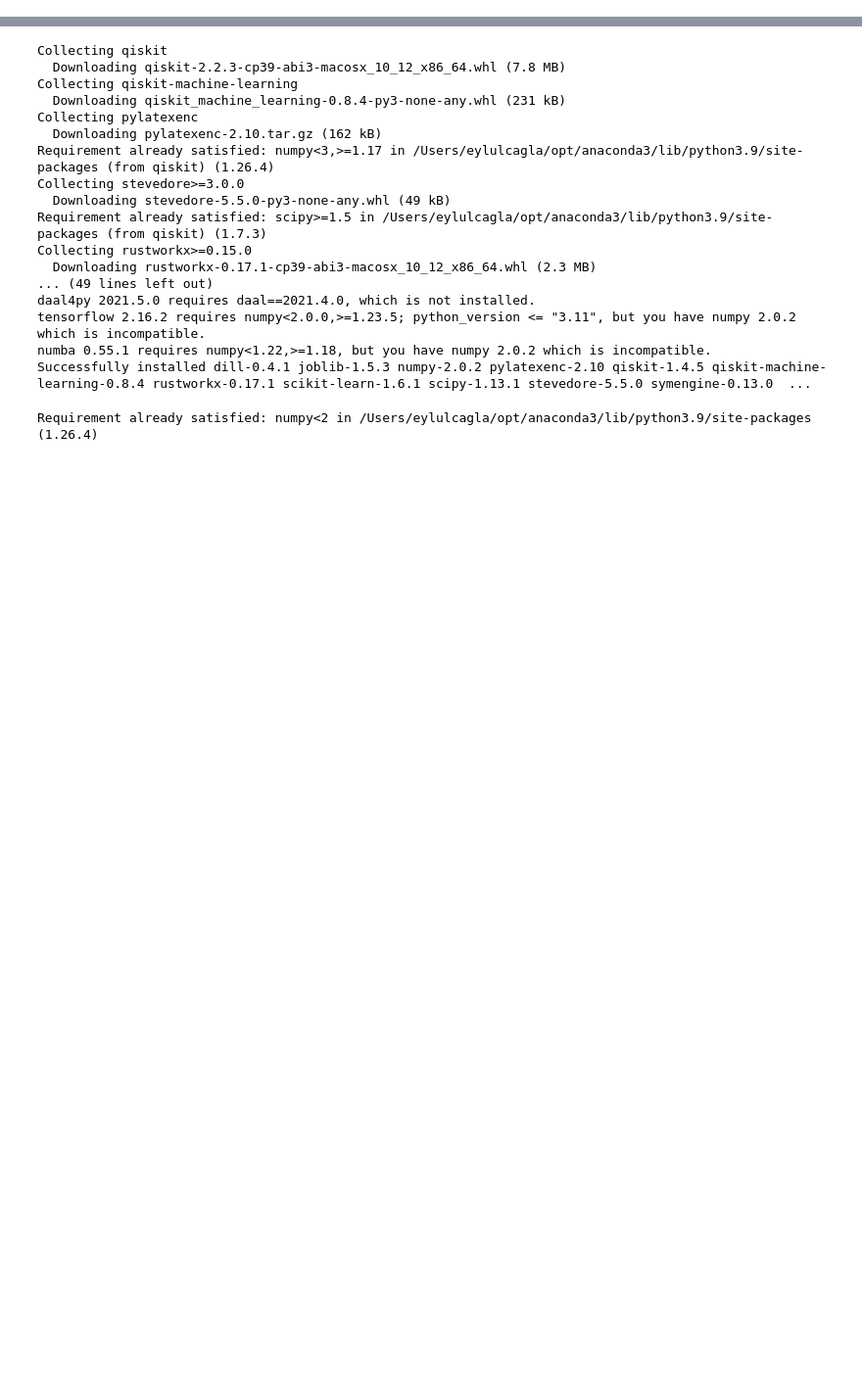
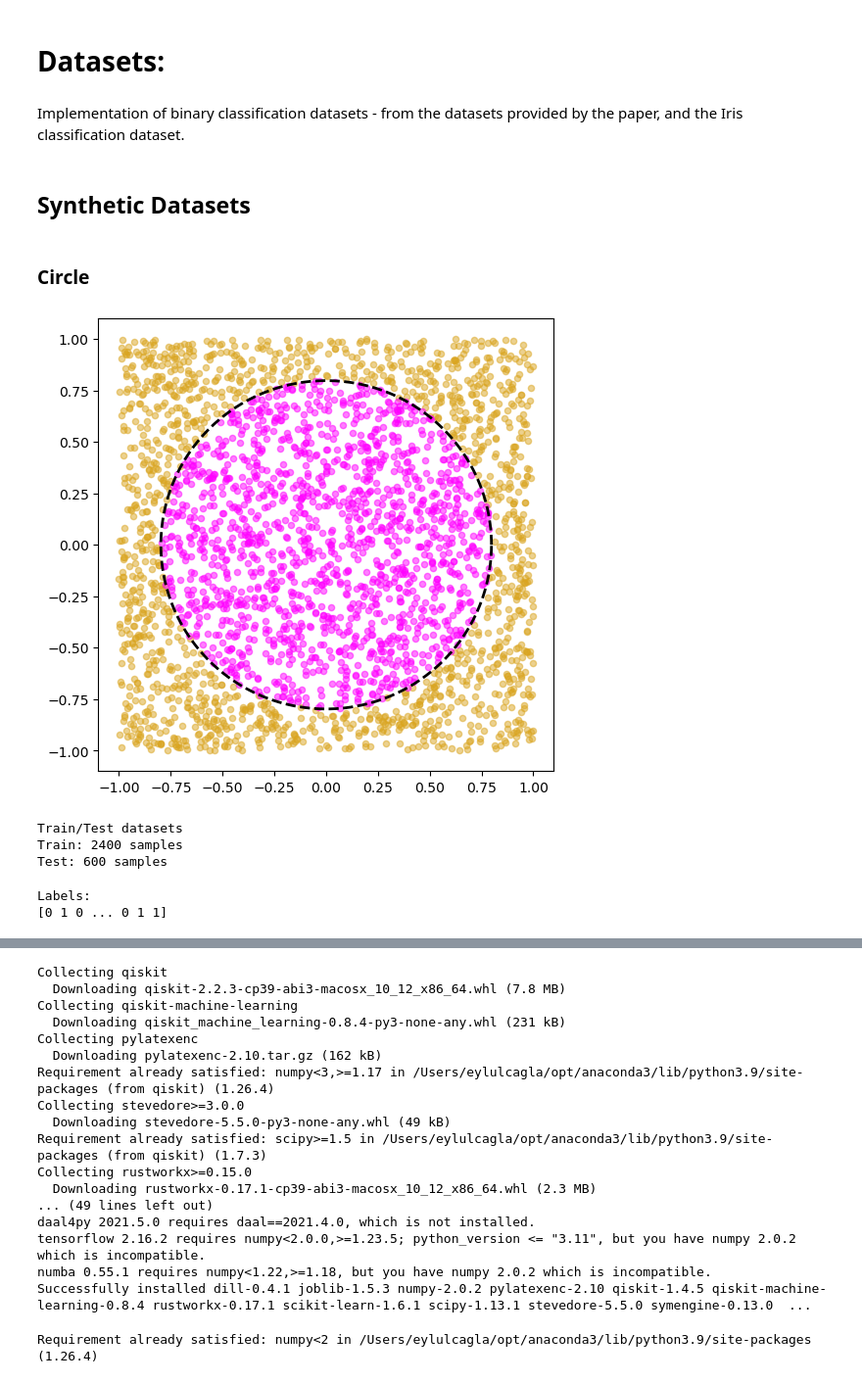
Before and after one commit to melissanespeque/data-reuploading-classifier, a Jupyter notebook: 00_datasets.ipynb, the cells around one changed output, grey strips where cells are left out. Shown at 98% size. Drawn from its saved outputs; the diff is of its cells as text; code cells hidden in the pictures; blank space fills up the shorter version.

```diff
--- a/00_datasets.ipynb
+++ b/00_datasets.ipynb
@@ -0,0 +1,4 @@
+# %% [markdown]
+# Datasets:
+# %% [markdown]
+Implementation of binary classification datasets - from the datasets provided by the paper, and the Iris classification dataset.
@@ -0,0 +14,36 @@
+# %% [markdown]
+## Synthetic Datasets
+# %% [markdown]
+### Circle
+# %%
+fig = plot_circle(data, centers, radii)
+plt.show()
+# %% [output]
+[figure, added]
+# %%
+#Train/test split
+data, (centers, radii) = circle(samples=3000, random_seed=42)
+x = np.array([i[0] for i in data])
+y = np.array([i[1] for i in data])
+
+x_train, x_test, y_train, y_test = train_test_split(
+    x,
+    y,
+    test_size=0.2,
+    random_state=42,
+    stratify=y) #stratify allows to have a balance amount of labels in each split
+
+
+print("Train/Test datasets")
+print(f"Train: {len(x_train)} samples")
+print(f"Test: {len(x_test)} samples")
+# %% [output]
+Train/Test datasets
+Train: 2400 samples
+Test: 600 samples
+# %%
+print("Labels:")
+print(np.array([i[1] for i in data]))
+# %% [output]
+Labels:
+[0 1 0 ... 0 1 1]
```
Also changed, not shown: parts of 9 cells of this notebook.
